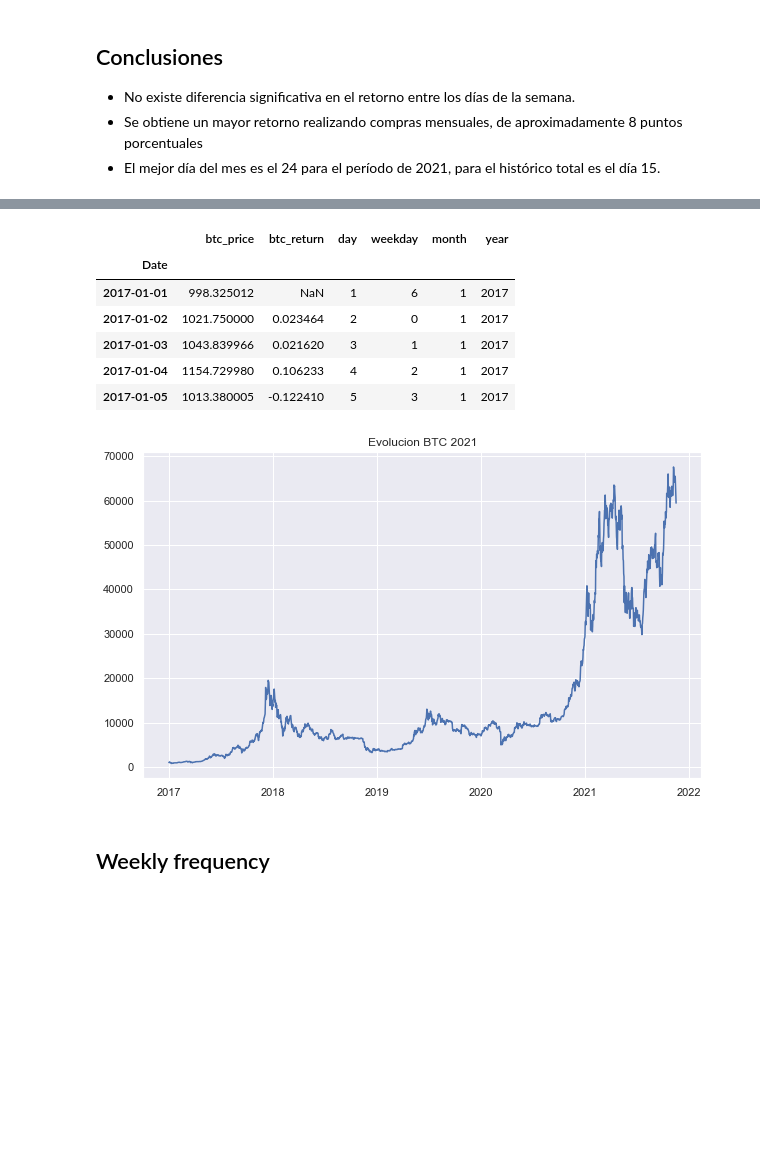
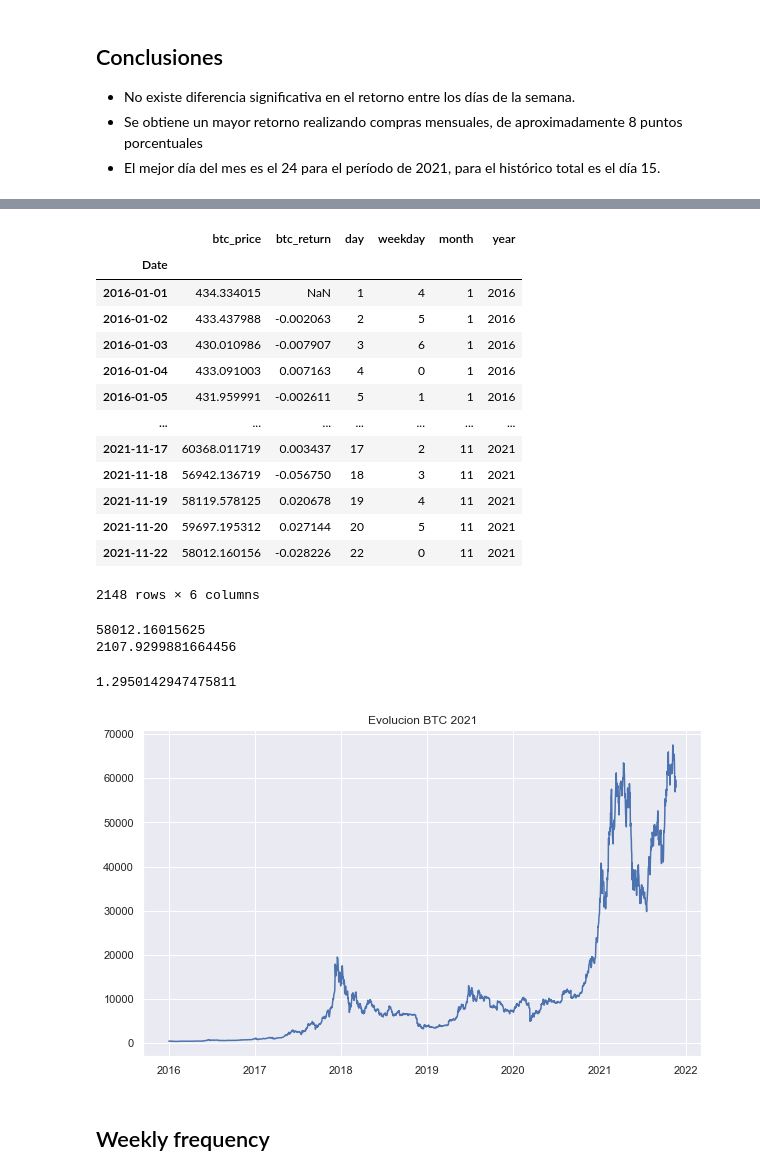
Before and after one commit to octane64/BTCLab, a Jupyter notebook: notebooks/DCA_simple.ipynb, the cells around one changed output, grey strips where cells are left out. Saved outputs shown, nothing was run; the diff lists cells and outputs as text; code cells hidden in the pictures; blank space fills up the shorter version.

```diff
--- a/notebooks/DCA_simple.ipynb
+++ b/notebooks/DCA_simple.ipynb
@@ -45,21 +65,36 @@ data
 # %%
 # Crear variables y subset para análisis
-df = data[['Adj Close']]['2017':'2021'].copy()
+df = data[['Adj Close']]['2016':'2021'].copy()
 df = df.rename(columns={'Adj Close': 'btc_price'})
 df['btc_return'] = df['btc_price'].pct_change()
 df['day'] = df.index.day
 df['weekday'] = df.index.dayofweek
 df['month'] = df.index.month
 df['year'] = df.index.year
-df.head()
+df
 # %% [output]
 |  | btc_price | btc_return | day | weekday | month | year |
 | Date |  |  |  |  |  |  |
-| 2017-01-01 | 998.325012 | NaN | 1 | 6 | 1 | 2017 |
-| 2017-01-02 | 1021.750000 | 0.023464 | 2 | 0 | 1 | 2017 |
-| 2017-01-03 | 1043.839966 | 0.021620 | 3 | 1 | 1 | 2017 |
-| 2017-01-04 | 1154.729980 | 0.106233 | 4 | 2 | 1 | 2017 |
-| 2017-01-05 | 1013.380005 | -0.122410 | 5 | 3 | 1 | 2017 |
+| 2016-01-01 | 434.334015 | NaN | 1 | 4 | 1 | 2016 |
+| 2016-01-02 | 433.437988 | -0.002063 | 2 | 5 | 1 | 2016 |
+| 2016-01-03 | 430.010986 | -0.007907 | 3 | 6 | 1 | 2016 |
+| 2016-01-04 | 433.091003 | 0.007163 | 4 | 0 | 1 | 2016 |
+| 2016-01-05 | 431.959991 | -0.002611 | 5 | 1 | 1 | 2016 |
+| ... | ... | ... | ... | ... | ... | ... |
+| 2021-11-17 | 60368.011719 | 0.003437 | 17 | 2 | 11 | 2021 |
+| 2021-11-18 | 56942.136719 | -0.056750 | 18 | 3 | 11 | 2021 |
+| 2021-11-19 | 58119.578125 | 0.020678 | 19 | 4 | 11 | 2021 |
+| 2021-11-20 | 59697.195312 | 0.027144 | 20 | 5 | 11 | 2021 |
+| 2021-11-22 | 58012.160156 | -0.028226 | 22 | 0 | 11 | 2021 |
+2148 rows × 6 columns
+# %%
+print(data['Adj Close'][-1])
+print(s.harmonic_mean(df['btc_price']))
+cagr(df)
+# %% [output]
+58012.16015625
+2107.9299881664456
+1.2950142947475811
 # %%
 # Evolución BTC
 plt.figure(figsize=(10,6))
@@ -67,7 +102,7 @@ plt.plot(df.index, df['btc_price'])
 plt.title('Evolucion BTC 2021')
 plt.grid(True)
 # %% [output]
-[figure, old version]
+[figure, new version]
 # %% [markdown]
 ## Weekly frequency
 # %%
```
Also changed, not shown: parts of 8 cells of this notebook, 3 other files.
